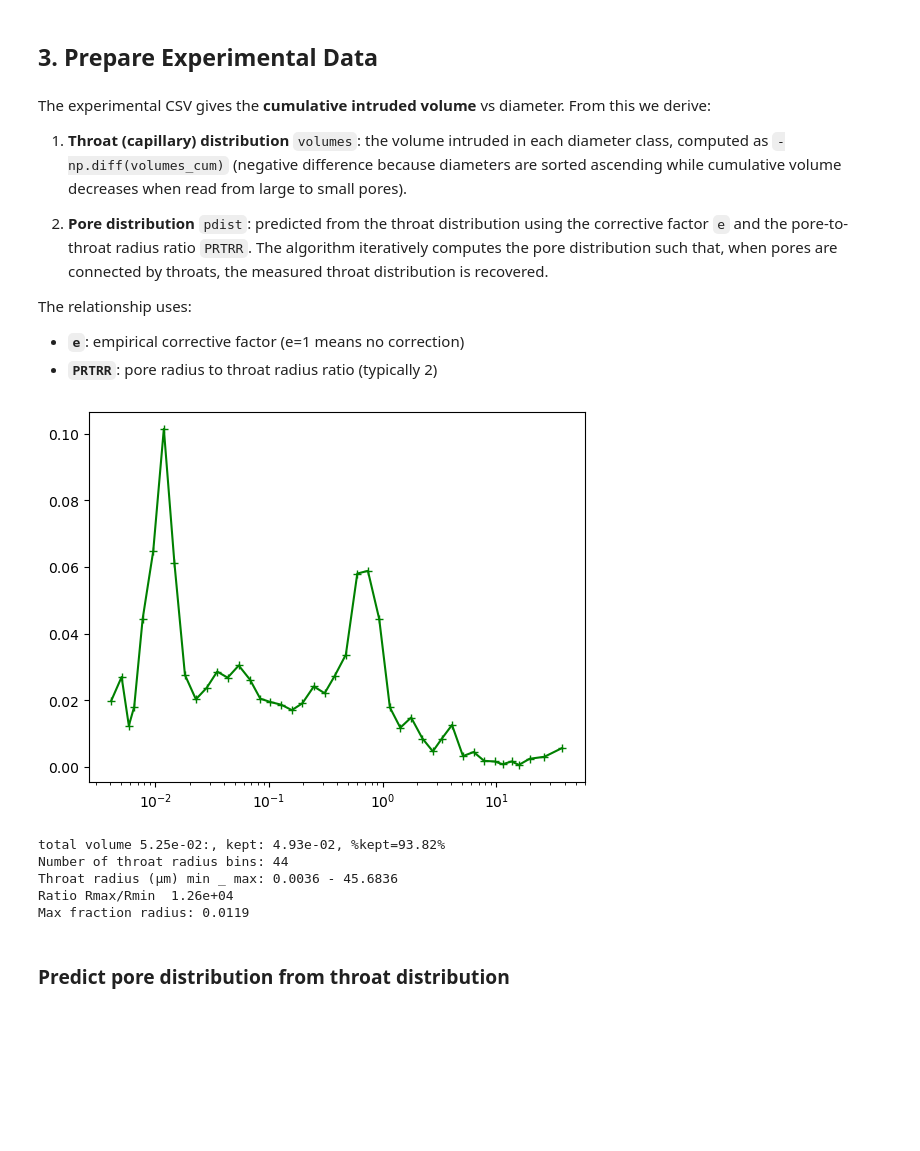
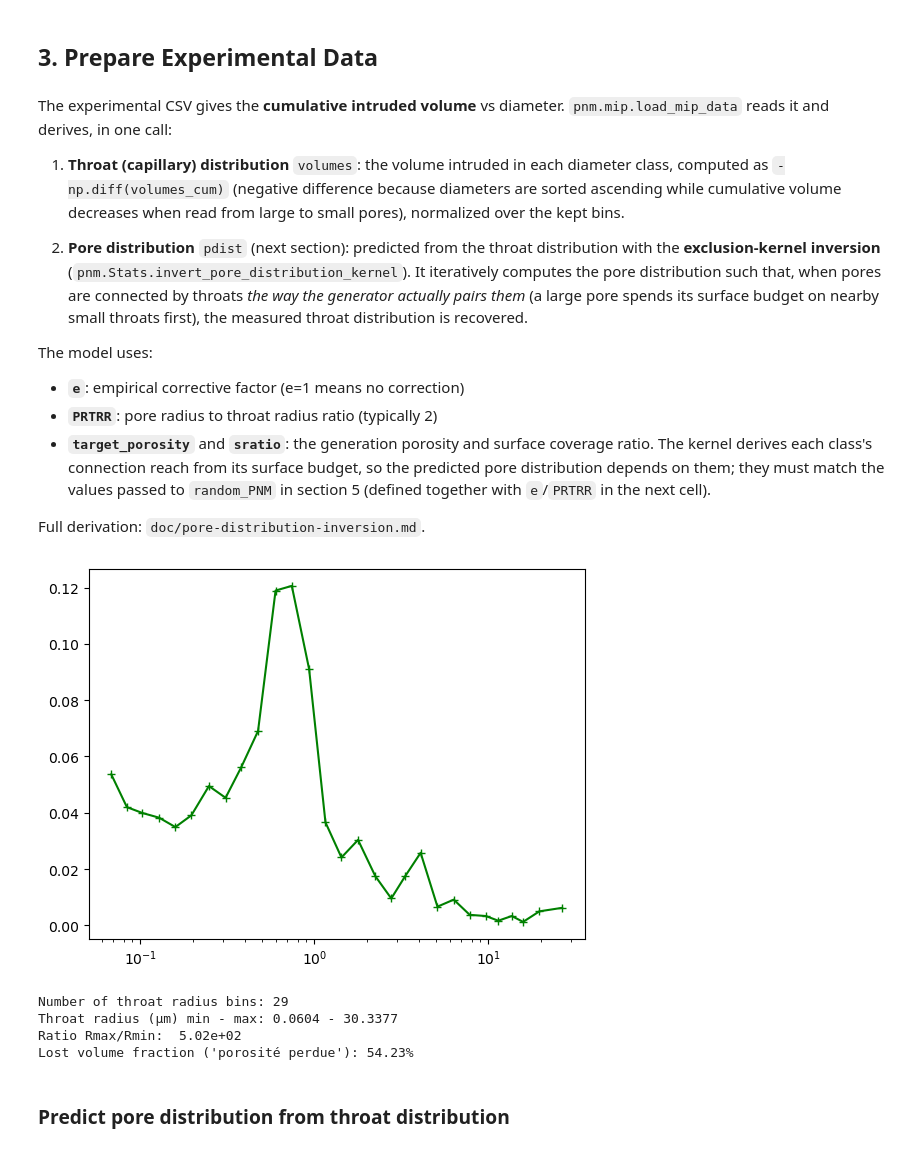
Before and after one commit to jerome-lux/pnm, a Jupyter notebook: examples/PNM-generation.ipynb, the cells around one changed output. Saved outputs shown, nothing was run; the diff lists cells and outputs as text; code cells hidden in the pictures; blank space fills up the shorter version.

```diff
--- a/examples/PNM-generation.ipynb
+++ b/examples/PNM-generation.ipynb
@@ -164,67 +196,56 @@ Ratio max/min: 5.86e+04
 # %% [markdown]
 ## 3. Prepare Experimental Data
 # %% [markdown]
-
 The experimental CSV gives the **cumulative intruded volume** vs diameter.
-From this we derive:
+`pnm.mip.load_mip_data` reads it and derives, in one call:
 
 1. **Throat (capillary) distribution** `volumes`: the volume intruded in each
    diameter class, computed as `-np.diff(volumes_cum)` (negative difference
    because diameters are sorted ascending while cumulative volume decreases
-   when read from large to small pores).
+   when read from large to small pores), normalized over the kept bins.
 
-2. **Pore distribution** `pdist`: predicted from the throat distribution using
-   the corrective factor `e` and the pore-to-throat radius ratio `PRTRR`.
-   The algorithm iteratively computes the pore distribution such that, when
-   pores are connected by throats, the measured throat distribution is recovered.
+2. **Pore distribution** `pdist` (next section): predicted from the throat
+   distribution with the **exclusion-kernel inversion**
+   (`pnm.Stats.invert_pore_distribution_kernel`). It iteratively computes the pore
+   distribution such that, when pores are connected by throats *the way the generator
+   actually pairs them* (a large pore spends its surface budget on nearby small throats
+   first), the measured throat distribution is recovered.
 
-The relationship uses:
+The model uses:
 - **`e`**: empirical corrective factor (e=1 means no correction)
 - **`PRTRR`**: pore radius to throat radius ratio (typically 2)
+- **`target_porosity`** and **`sratio`**: the generation porosity and surface coverage
+  ratio. The kernel derives each class's connection reach from its surface budget, so the
+  predicted pore distribution depends on them; they must match the values passed to
+  `random_PNM` in section 5 (defined together with `e`/`PRTRR` in the next cell).
+
+Full derivation: `doc/pore-distribution-inversion.md`.
 # %%
-# Throat radii (diameter / 2) — these are bin EDGES: bin i spans [throat_radii[i], throat_radii[i+1]]
-throat_radii = diameters / 2.0
-
-# Throat volume distribution: -diff of cumulative volume
-# unorm_volumes[i] = volume intruded in bin i (cumulative decreases when read from large to small pores)
-unorm_volumes = -np.diff(volumes_cum)
-volumes = np.array(unorm_volumes, dtype=float)
-total_vol = volumes.sum()  # total measured intruded volume (= volumes_cum[0], since Vint=0 at largest diameter)
-volumes = volumes / total_vol  # normalize
-
-# Apply threshold on cumulative probability (keep e.g. 95% of the cumulative volume).
-# A small tolerance avoids dropping the last bin when cumulative_proba=1 due to float rounding.
-cumulative_proba = .98
-maxindex = int(np.argwhere(np.cumsum(volumes) <= cumulative_proba + 1e-9).max())
-minindex = 1
-
-total_kept_vol = unorm_volumes[minindex:maxindex + 1].sum()
-throat_radii = throat_radii[minindex:maxindex + 2]   # bin edges: n_bins + 1 values
-volumes = volumes[minindex:maxindex + 1]
-volumes = volumes / volumes.sum()
+# Unpack the experimental data (bin edges, per-bin volumes and raw curves).
+throat_radii = mip.throat_radii   # bin EDGES: n_bins + 1 values; bin i spans [t[i], t[i+1]]
+volumes = mip.volumes             # normalized intruded volume per kept bin
+deltaR = mip.deltaR               # bin widths
+midradii = mip.midradii           # bin centers
+diameters = mip.diameters         # raw diameters (µm), unfiltered - used in section 7
+volumes_cum = mip.volumes_cum     # raw cumulative intruded volume, unfiltered - used in section 7
 
 rmin = throat_radii.min()
 rmax = throat_radii.max()
 
-# Recompute deltaR AFTER all slicing (to ensure consistent lengths)
-deltaR = np.diff(throat_radii)
-midradii = throat_radii[:-1] + deltaR * 0.5
 plt.plot(midradii, volumes, '+-', c='green', label='Exp. distribution')
 plt.xscale("log")
 plt.show()
 
-print(f"total volume {volumes_cum[0]:4.2e}:, kept: {total_kept_vol:4.2e}, %kept={100*total_kept_vol/volumes_cum[0]:4.2f}%")
 print(f"Number of throat radius bins: {len(volumes)}")
-print(f"Throat radius (µm) min _ max: {rmin:.4f} - {rmax:.4f}")
-print(f"Ratio Rmax/Rmin {rmax / rmin : 4.2e}")
-print(f"Max fraction radius: {midradii[np.argmax(volumes)]:.4f}")
+print(f"Throat radius (µm) min - max: {rmin:.4f} - {rmax:.4f}")
+print(f"Ratio Rmax/Rmin: {rmax / rmin : 4.2e}")
+print(f"Lost volume fraction ('porosité perdue'): {100*mip.lost_volume_frac:.2f}%")
 # %% [output]
-[figure, old version]
+[figure, new version]
-total volume 5.25e-02:, kept: 4.93e-02, %kept=93.82%
-Number of throat radius bins: 44
-Throat radius (µm) min _ max: 0.0036 - 45.6836
-Ratio Rmax/Rmin  1.26e+04
-Max fraction radius: 0.0119
+Number of throat radius bins: 29
+Throat radius (µm) min - max: 0.0604 - 30.3377
+Ratio Rmax/Rmin:  5.02e+02
+Lost volume fraction ('porosité perdue'): 54.23%
 # %% [markdown]
 ### Predict pore distribution from throat distribution
 # %%
```
Also changed, not shown: parts of 20 cells of this notebook, 2 other files.
